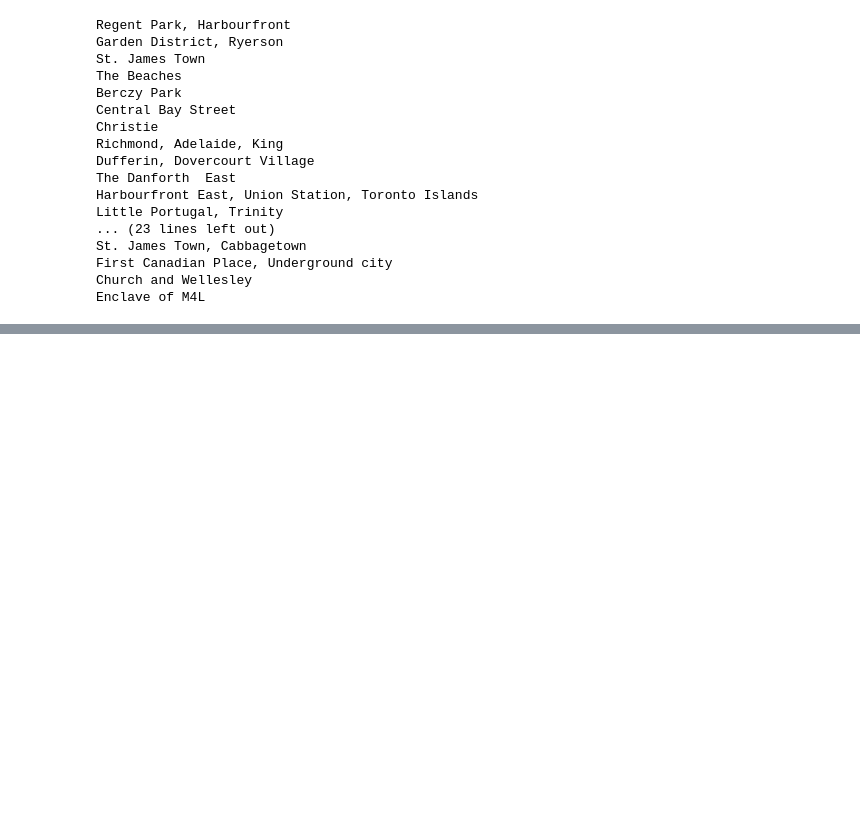
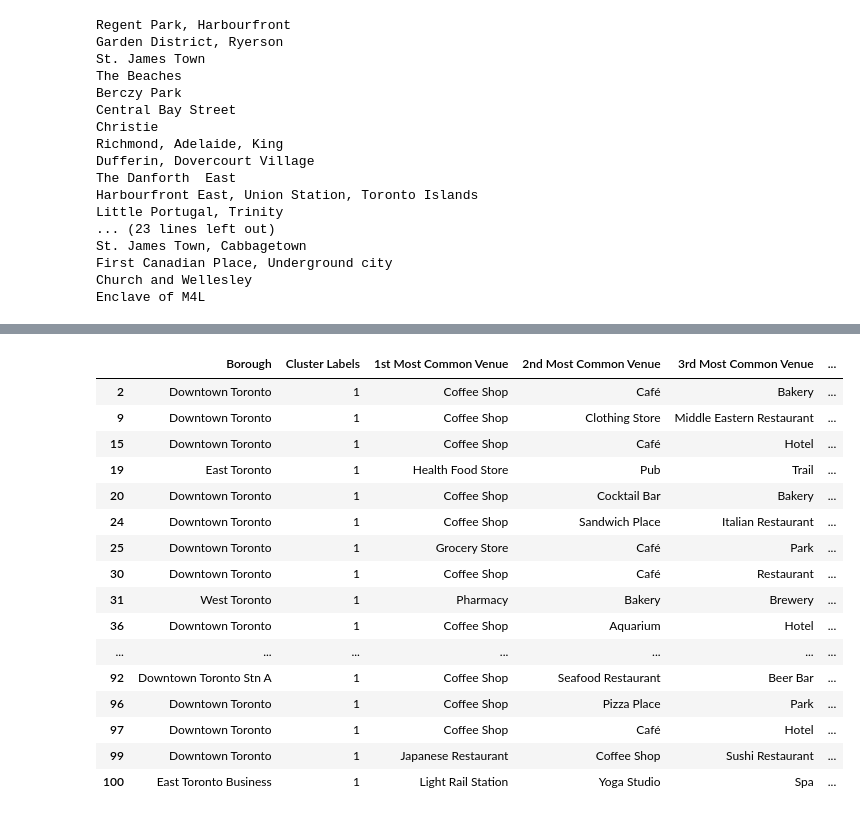
Before and after one commit to mngodschalx/Coursera_Capstone, a Jupyter notebook: Segmenting and Clustering Neighborhoods in Toronto.ipynb, the cells around one changed output, grey strips where cells are left out. Saved outputs shown, nothing was run; the diff lists cells and outputs as text; code cells hidden in the pictures; blank space fills up the shorter version.

Commit message:
Published from Watson Studio.

```diff
--- a/Segmenting and Clustering Neighborhoods in Toronto.ipynb
+++ b/Segmenting and Clustering Neighborhoods in Toronto.ipynb
@@ -587,8 +368,6 @@ neighborhoods_venues_sorted.head()
 # %%
 # Run k-means to cluster the neighborhood into 3 clusters
 kclusters = 3
-
-toronto_grouped_clustering = toronto_grouped.drop('Neighborhood', 1)
 
 # run k-means clustering
 kmeans = KMeans(n_clusters=kclusters, random_state=42).fit(toronto_grouped_clustering)
@@ -598,12 +377,11 @@ kmeans.labels_[0:10]
 
 # add clustering labels
 neighborhoods_venues_sorted.insert(0, 'Cluster Labels', kmeans.labels_)
-
-toronto_merged = toronto_b
+toronto_merged = toronto
 
 # merge toronto_grouped with toronto_data to add latitude/longitude for each neighborhood
 toronto_merged = toronto_merged.join(neighborhoods_venues_sorted.set_index('Neighborhood'), on='Neighborhood')
 
-toronto_merged.dropna(inplace=True)
-toronto_merged.head()
+# distribution of clusters
+toronto_merged['Cluster Labels'].value_counts()
 # %% [output]
@@ -654,0 +426,20 @@ map_clusters
+# %%
+toronto_merged.loc[toronto_merged['Cluster Labels'] == 1, toronto_merged.columns[[1] + list(range(5, toronto_merged.shape[1]))]]
+# %% [output]
+|  | Borough | Cluster Labels | 1st Most Common Venue | 2nd Most Common Venue | 3rd Most Common Venue | ... |
+| 2 | Downtown Toronto | 1 | Coffee Shop | Café | Bakery | ... |
+| 9 | Downtown Toronto | 1 | Coffee Shop | Clothing Store | Middle Eastern Restaurant | ... |
+| 15 | Downtown Toronto | 1 | Coffee Shop | Café | Hotel | ... |
+| 19 | East Toronto | 1 | Health Food Store | Pub | Trail | ... |
+| 20 | Downtown Toronto | 1 | Coffee Shop | Cocktail Bar | Bakery | ... |
+| 24 | Downtown Toronto | 1 | Coffee Shop | Sandwich Place | Italian Restaurant | ... |
+| 25 | Downtown Toronto | 1 | Grocery Store | Café | Park | ... |
+| 30 | Downtown Toronto | 1 | Coffee Shop | Café | Restaurant | ... |
+| 31 | West Toronto | 1 | Pharmacy | Bakery | Brewery | ... |
+| 36 | Downtown Toronto | 1 | Coffee Shop | Aquarium | Hotel | ... |
+| ... | ... | ... | ... | ... | ... | ... |
+| 92 | Downtown Toronto Stn A | 1 | Coffee Shop | Seafood Restaurant | Beer Bar | ... |
+| 96 | Downtown Toronto | 1 | Coffee Shop | Pizza Place | Park | ... |
+| 97 | Downtown Toronto | 1 | Coffee Shop | Café | Hotel | ... |
+| 99 | Downtown Toronto | 1 | Japanese Restaurant | Coffee Shop | Sushi Restaurant | ... |
+| 100 | East Toronto Business | 1 | Light Rail Station | Yoga Studio | Spa | ... |
```
Also changed, not shown: parts of 19 cells of this notebook.
